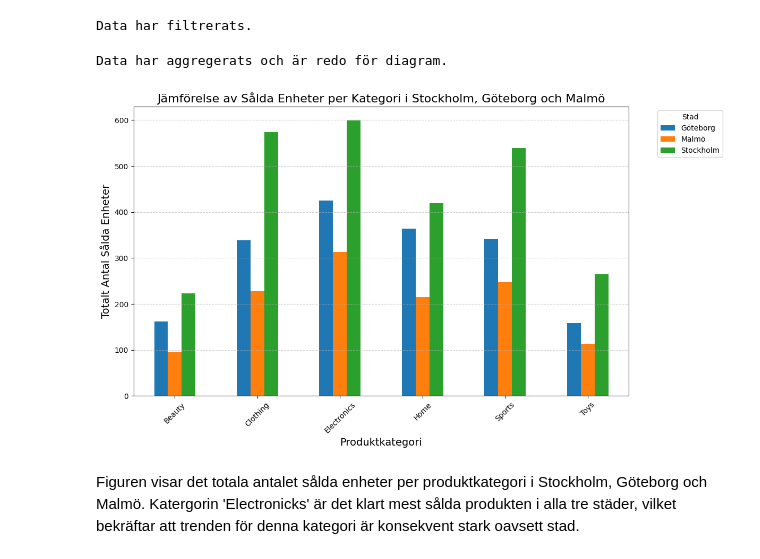
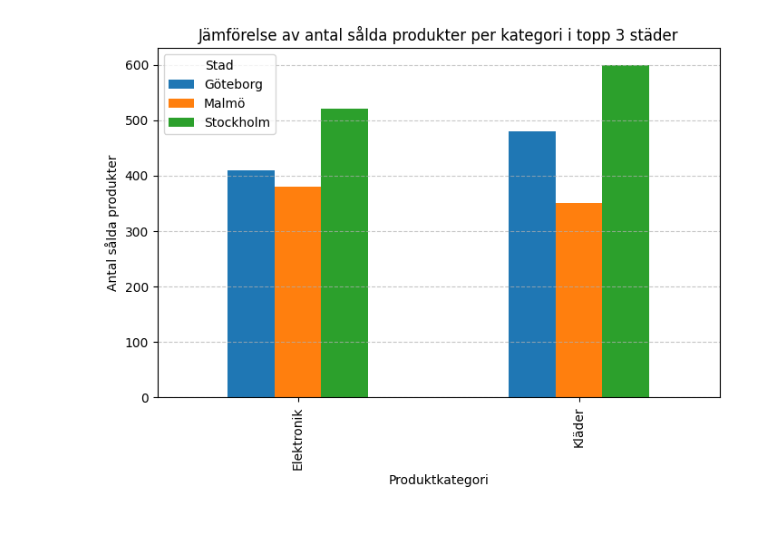
Before and after one commit to KevinCJohansson/E-handel-snabbrapport, a Jupyter notebook: notebooks/report.ipynb, the cells around one changed output. Saved outputs shown, nothing was run; the diff lists cells and outputs as text; code cells hidden in the pictures; blank space fills up the shorter version.

```diff
--- a/notebooks/report.ipynb
+++ b/notebooks/report.ipynb
@@ -12,48 +1,25 @@ Kör Cell 1.
-# %%
-# Ladda in CSV-filen
-try:
-    data = pd.read_csv(filnamn)
-except Exception as e:
-    print(f"FEL vid laddning eller felaktigt filnamn. Kontrollera Cell 1. Felet var: {e}")
-    # Vi stoppar inte programmet, men fortsätter inte heller med analys.
-    pass
-
-# Välj ut de städer vi ska titta på
-stad_lista = ['Stockholm', 'Göteborg', 'Malmö']
-
-# Filtrera data - DENNA RAD ÄR KORREKT
-data_filtrerad = data[data['city'].isin(stad_lista)].copy()
-
-print("Data har filtrerats.")
-# %% [output]
-Data har filtrerats.
-# %%
-# Aggregera data: Räkna sålda enheter per kategori i varje stad
-forsaljning_per_stad_kategori = data_filtrerad.groupby(['city', 'category'])['units'].sum().reset_index()
-
-# Pivota data för enkel diagramritning
-diagram_data = forsaljning_per_stad_kategori.pivot(index='category', columns='city', values='units').fillna(0)
-
-print("Data har aggregerats och är redo för diagram.")
-# %% [output]
-Data har aggregerats och är redo för diagram.
-# %%
-plt.figure(figsize=(12, 7))
-
-# Rita stapeldiagrammet (Icke-stackat)
-diagram_data.plot(kind='bar', stacked=False, figsize=(12, 7), rot=45, ax=plt.gca())
-
-# Ställ in titel och etiketter
-plt.title('Jämförelse av Sålda Enheter per Kategori i Stockholm, Göteborg och Malmö', fontsize=16)
-plt.xlabel('Produktkategori', fontsize=14)
-plt.ylabel('Totalt Antal Sålda Enheter', fontsize=14)
-plt.legend(title='Stad', bbox_to_anchor=(1.05, 1), loc='upper left')
-
-# Förbättra läsbarheten
-plt.grid(axis='y', linestyle='--', alpha=0.6)
-plt.tight_layout()
-plt.show() # Använd plt.show() i notebooken
-# %% [output]
-[figure, removed]
-# %% [markdown]
-Figuren visar det totala antalet sålda enheter per produktkategori i Stockholm, Göteborg och Malmö. Katergorin 'Electronicks' är det klart mest sålda produkten i alla tre städer, vilket bekräftar att trenden för denna kategori är konsekvent stark oavsett stad.
+# %%
+import pandas as pd
+import matplotlib.pyplot as plt
+
+# Exempeldataset (byt ut mot ditt verkliga data)
+data = {
+    "Stad": ["Stockholm", "Göteborg", "Malmö", "Stockholm", "Göteborg", "Malmö"],
+    "Kategori": ["Elektronik", "Elektronik", "Elektronik", "Kläder", "Kläder", "Kläder"],
+    "Antal_sålda": [520, 410, 380, 600, 480, 350]
+}
+
+df = pd.DataFrame(data)
+
+# Skapa ett stapeldiagram (histogram)
+pivot_df = df.pivot(index="Kategori", columns="Stad", values="Antal_sålda")
+
+pivot_df.plot(kind="bar", figsize=(8,5))
+plt.title("Jämförelse av antal sålda produkter per kategori i topp 3 städer")
+plt.xlabel("Produktkategori")
+plt.ylabel("Antal sålda produkter")
+plt.legend(title="Stad")
+plt.grid(axis="y", linestyle="--", alpha=0.7)
+plt.show()
+# %% [output]
+[figure, added]
```
Also changed, not shown: parts of 1 cell of this notebook.
